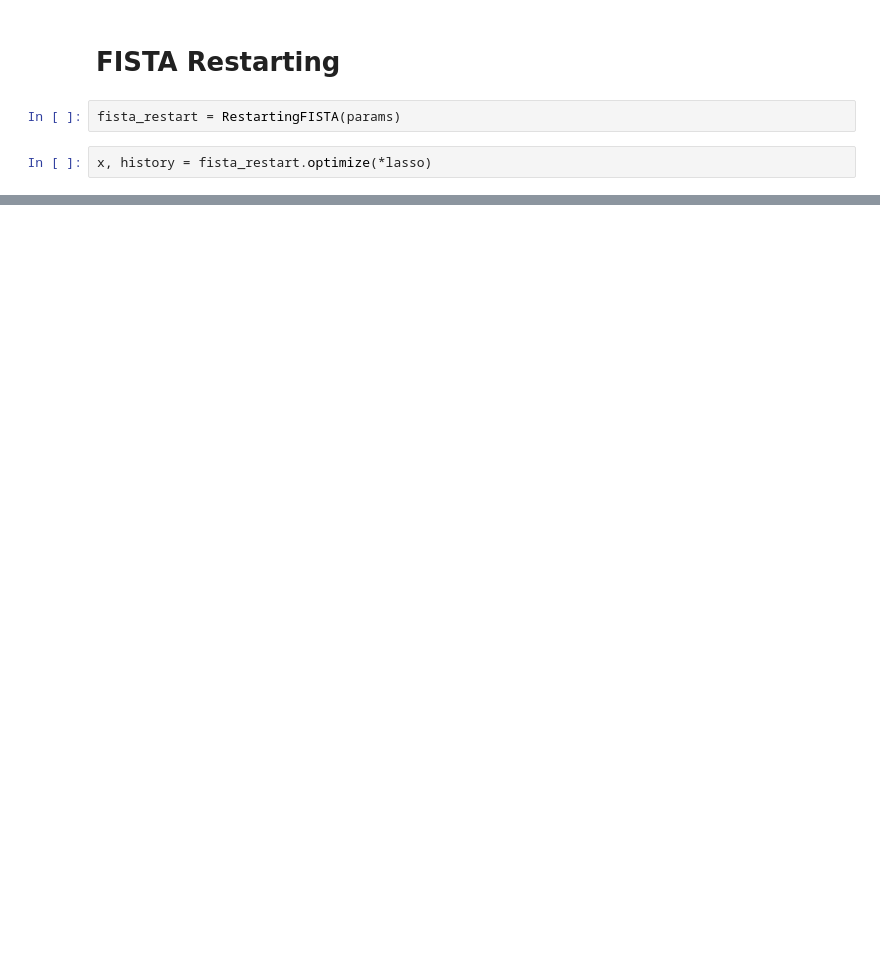
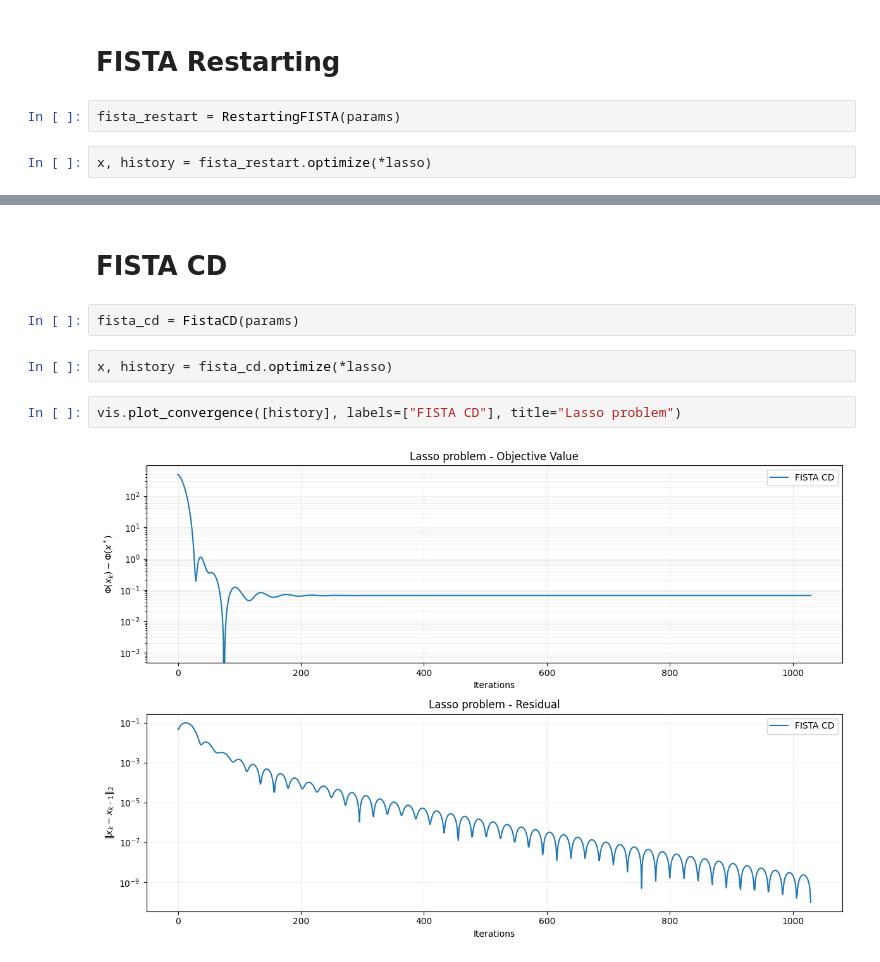
Before and after one commit to DIlyess/FISTA_Variants, a Jupyter notebook: notebooks/lasso.ipynb, the cells around one changed output, grey strips where cells are left out. Drawn from its saved outputs; the diff is of its cells as text; blank space fills up the shorter version.

Commit message:
[Feat] Finalized Test on Lasso problem and qll Fista Schemes

```diff
--- a/notebooks/lasso.ipynb
+++ b/notebooks/lasso.ipynb
@@ -89,0 +91,10 @@ vis.plot_convergence([history], labels=["FISTA Restarting"], title="Lasso proble
+# %% [markdown]
+# FISTA CD
+# %%
+fista_cd = FistaCD(params)
+# %%
+x, history = fista_cd.optimize(*lasso)
+# %%
+vis.plot_convergence([history], labels=["FISTA CD"], title="Lasso problem")
+# %% [output]
+[figure, added]
```
Also changed, not shown: parts of 7 cells of this notebook.
